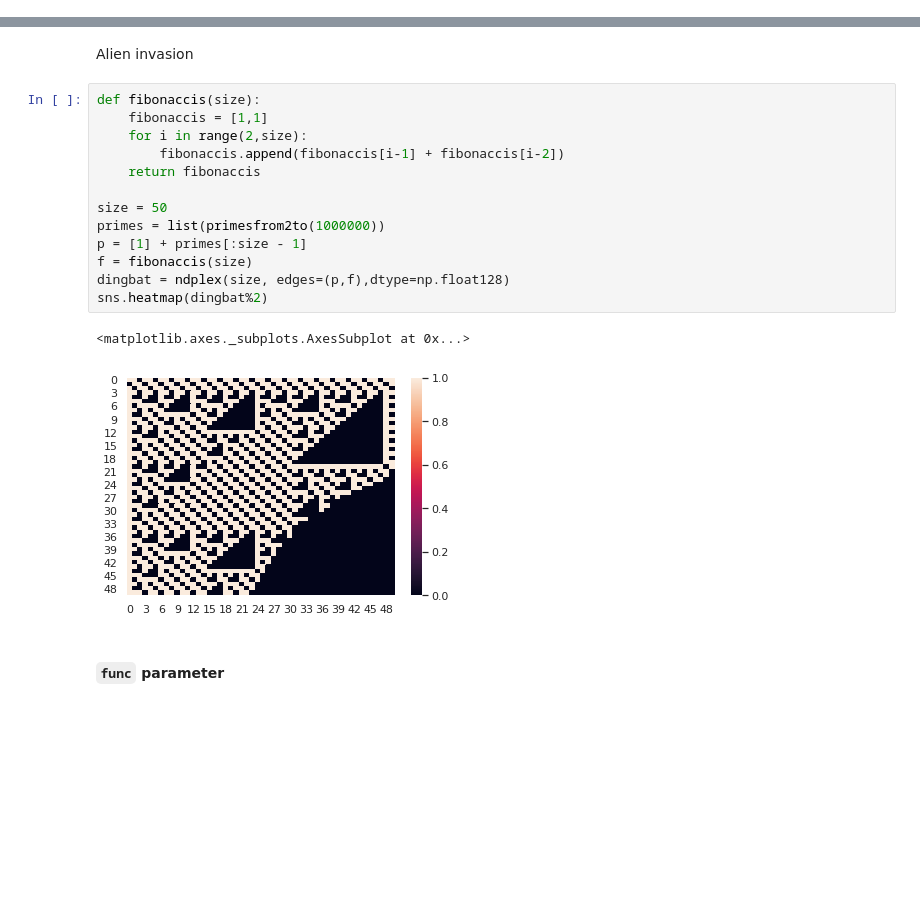
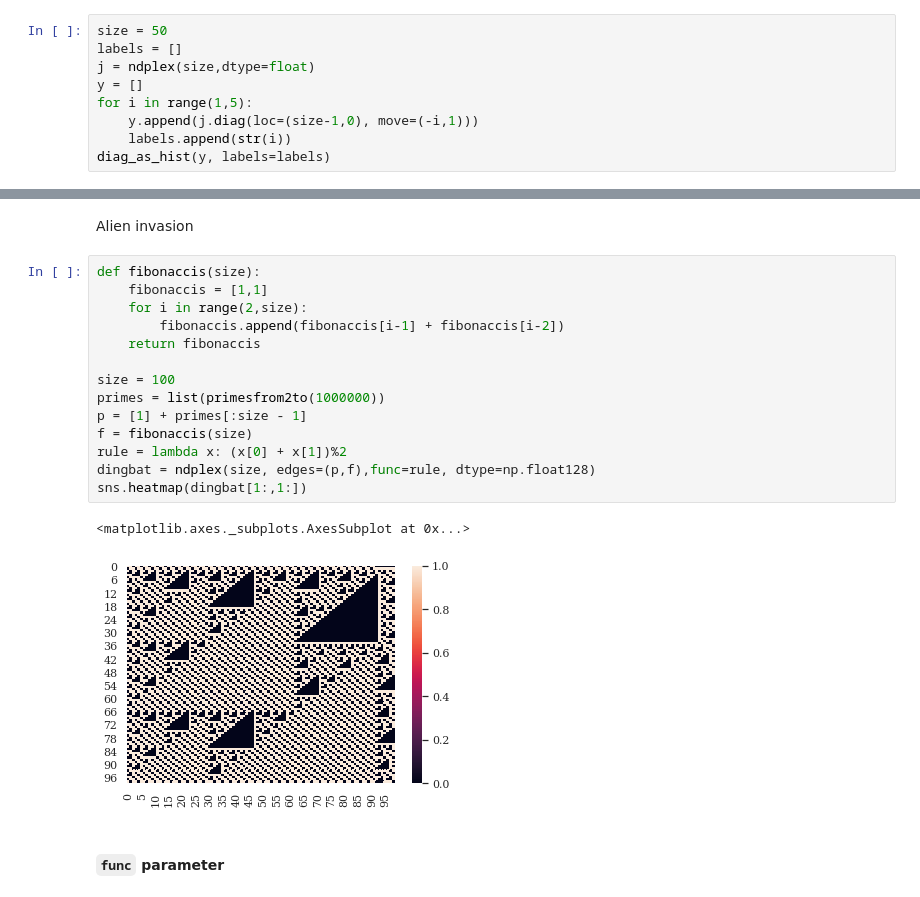
Before and after one commit to tedteske/ndplex, a Jupyter notebook: ndplex_array.ipynb, the cells around one changed output, grey strips where cells are left out. Saved outputs shown, nothing was run; the diff lists cells and outputs as text; blank space fills up the shorter version.

```diff
--- a/ndplex_array.ipynb
+++ b/ndplex_array.ipynb
@@ -1360,0 +1598,9 @@ diag_as_hist(y, labels=labels, normed=True)
+# %%
+size = 50
+labels = []
+j = ndplex(size,dtype=float)
+y = []
+for i in range(1,5):
+    y.append(j.diag(loc=(size-1,0), move=(-i,1)))
+    labels.append(str(i))
+diag_as_hist(y, labels=labels)
@@ -1813,19 +2068,20 @@ Alien invasion
 # %%
 def fibonaccis(size):
     fibonaccis = [1,1]
     for i in range(2,size):
         fibonaccis.append(fibonaccis[i-1] + fibonaccis[i-2])
     return fibonaccis
 
-size = 50
+size = 100
 primes = list(primesfrom2to(1000000))
 p = [1] + primes[:size - 1]
 f = fibonaccis(size)
-dingbat = ndplex(size, edges=(p,f),dtype=np.float128)
-sns.heatmap(dingbat%2)
+rule = lambda x: (x[0] + x[1])%2
+dingbat = ndplex(size, edges=(p,f),func=rule, dtype=np.float128)
+sns.heatmap(dingbat[1:,1:])
 # %% [output]
 <matplotlib.axes._subplots.AxesSubplot at 0x...>
-[figure, old version]
+[figure, new version]
 # %% [markdown]
 #### `func` parameter
 # %%
```
Also changed, not shown: parts of 75 cells of this notebook.
